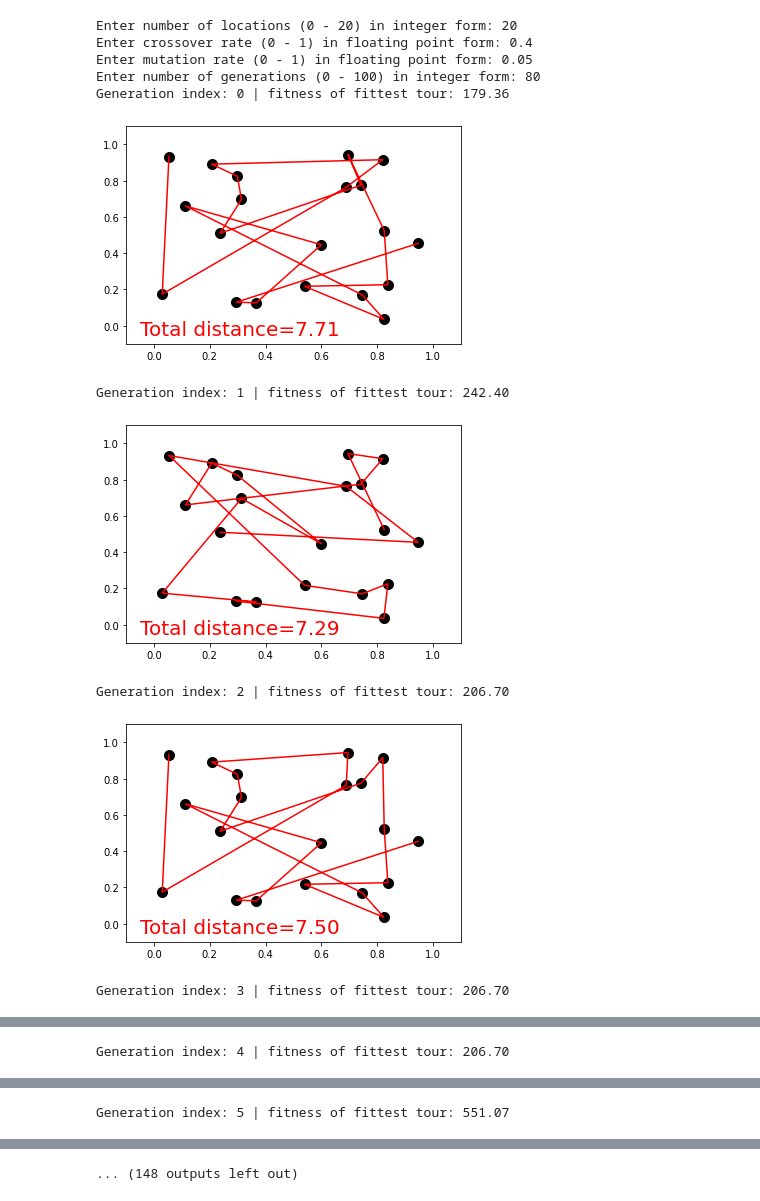
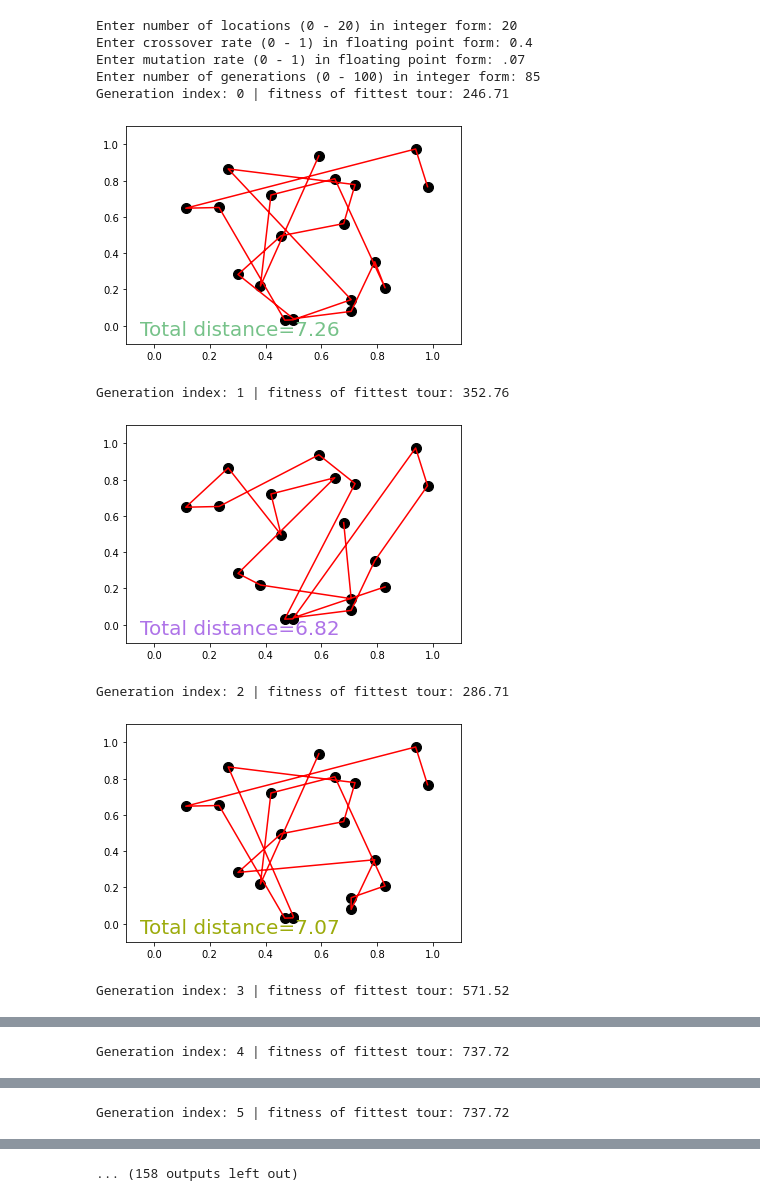
Before and after one commit to AbhJ/Genetic-Algorithm-Term-Project, a Jupyter notebook: TSP.ipynb, the cells around one changed output, grey strips where cells are left out. Cells and saved outputs as stored; diff of their text form; code cells hidden in the pictures.

```diff
--- a/TSP.ipynb
+++ b/TSP.ipynb
@@ -2,12 +2,9 @@
 <a href="https://colab.research.google.com/github/AbhJ/Genetic-Algorithm-Term-Project/blob/main/TSP.ipynb" target="_parent"><img src="https://colab.research.google.com/assets/colab-badge.svg" alt="Open In Colab"/></a>
 # %%
 import matplotlib.pyplot as plt
+import random
 import numpy as np
 # in TSP graph is complete
-location_count = 20  # count of locations
-crossover_rate = 0.1 # cross over rate
-mutation_rate = 0.02 # mutation rate
-generation_count = 500 # number of generations
 
 
 class GA(object):
@@ -50,7 +47,7 @@ class GA(object):
     def crossover(self, parent, pop):
         if np.random.rand() < self.cross_rate:
             i_ = np.random.randint(0, self.pop_size, size=1)                        # select another individual from pop
-            cross_points = np.random.randint(0, 2, self.DNA_size).astype(bool)   # choose crossover points
+            cross_points = np.random.randint(0, 2, self.DNA_size).astype(bool)      # choose crossover points
             keep_city = parent[~cross_points]                                       # find the city number
             swap_city = pop[i_, np.isin(pop[i_].ravel(), keep_city, invert=True)]
             parent[:] = np.concatenate((keep_city, swap_city))
@@ -64,46 +61,46 @@ class GA(object):
                 child[point], child[swap_point] = swapB, swapA
         return child
 
 
 class ready_for_TSP(object):
     def __init__(self, n_cities):
         self.city_position = np.random.rand(n_cities, 2)
         plt.ion()
 
     def printer_function(self, lx, ly, total_d):
         plt.cla()
-        plt.scatter(self.city_position[:, 0].T, self.city_position[:, 1].T, s=100, c='k')
-        plt.plot(lx.T, ly.T, 'r-')
-        plt.text(-0.05, -0.05, "Total distance=%.2f" % total_d, fontdict={'size': 20, 'color': 'red'})
+        plt.scatter(self.city_position[:, 0].T, self.city_position[:, 1].T, s=100, c='k',)
+        plt.plot(lx.T, ly.T, 'r-',)
+        plt.text(-0.05, -0.05, "Total distance=%.2f" % total_d, fontdict={'size': 20, 'color': np.random.rand(3,)})
         plt.xlim((-0.1, 1.1))
         plt.ylim((-0.1, 1.1))
         plt.pause(0.01)
-location_count = int(input("Enter number of locations (0 - 20) in integer form: "))
-crossover_rate = float(input("Enter crossover rate (0 - 1) in floating point form: "))
-mutation_rate = float(input("Enter mutation rate (0 - 1) in floating point form: "))
-generation_count = int(input("Enter number of generations (0 - 100) in integer form: "))
+location_count = int(input("Enter number of locations (0 - 20) in integer f0orm: ")) # count of locations
+crossover_rate = float(input("Enter crossover rate (0 - 1) in floating point form: ")) # cross over rate
+mutation_rate = float(input("Enter mutation rate (0 - 1) in floating point form: ")) # mutation rate
+generation_count = int(input("Enter number of generations (0 - 100) in integer form: ")) # number of generations
 ga = GA(DNA_size=location_count, cross_rate=crossover_rate, mutation_rate=mutation_rate, pop_size=500)
 env = ready_for_TSP(location_count)
 for generation in range(generation_count):
     lx, ly = ga.translateDNA(ga.pop, env.city_position)
     fitness, total_distance = ga.get_fitness(lx, ly)
     ga.evolve(fitness)
     best_idx = np.argmax(fitness)
     print('Generation index:', generation, '| fitness of fittest tour: %.2f' % fitness[best_idx])
     env.printer_function(lx[best_idx], ly[best_idx], total_distance[best_idx])
 
 
 plt.ioff()
 plt.show()
 # %% [output]
 Enter number of locations (0 - 20) in integer form: 20
 Enter crossover rate (0 - 1) in floating point form: 0.4
-Enter mutation rate (0 - 1) in floating point form: 0.05
-Enter number of generations (0 - 100) in integer form: 80
-Generation index: 0 | fitness of fittest tour: 179.36
+Enter mutation rate (0 - 1) in floating point form: .07
+Enter number of generations (0 - 100) in integer form: 85
+Generation index: 0 | fitness of fittest tour: 246.71
-[figure, old version]
+[figure, new version]
-Generation index: 1 | fitness of fittest tour: 242.40
+Generation index: 1 | fitness of fittest tour: 352.76
-[figure, old version]
+[figure, new version]
-Generation index: 2 | fitness of fittest tour: 206.70
+Generation index: 2 | fitness of fittest tour: 286.71
-[figure, old version]
+[figure, new version]
-Generation index: 3 | fitness of fittest tour: 206.70
+Generation index: 3 | fitness of fittest tour: 571.52
@@ -111 +108 @@ Generation index: 3 | fitness of fittest tour: 206.70
-Generation index: 4 | fitness of fittest tour: 206.70
+Generation index: 4 | fitness of fittest tour: 737.72
@@ -113 +110 @@ Generation index: 4 | fitness of fittest tour: 206.70
-Generation index: 5 | fitness of fittest tour: 551.07
+Generation index: 5 | fitness of fittest tour: 737.72
@@ -115 +112 @@ Generation index: 5 | fitness of fittest tour: 551.07
-... (148 outputs left out)
+... (158 outputs left out)
```
Also changed, not shown: parts of 1 cell of this notebook.
